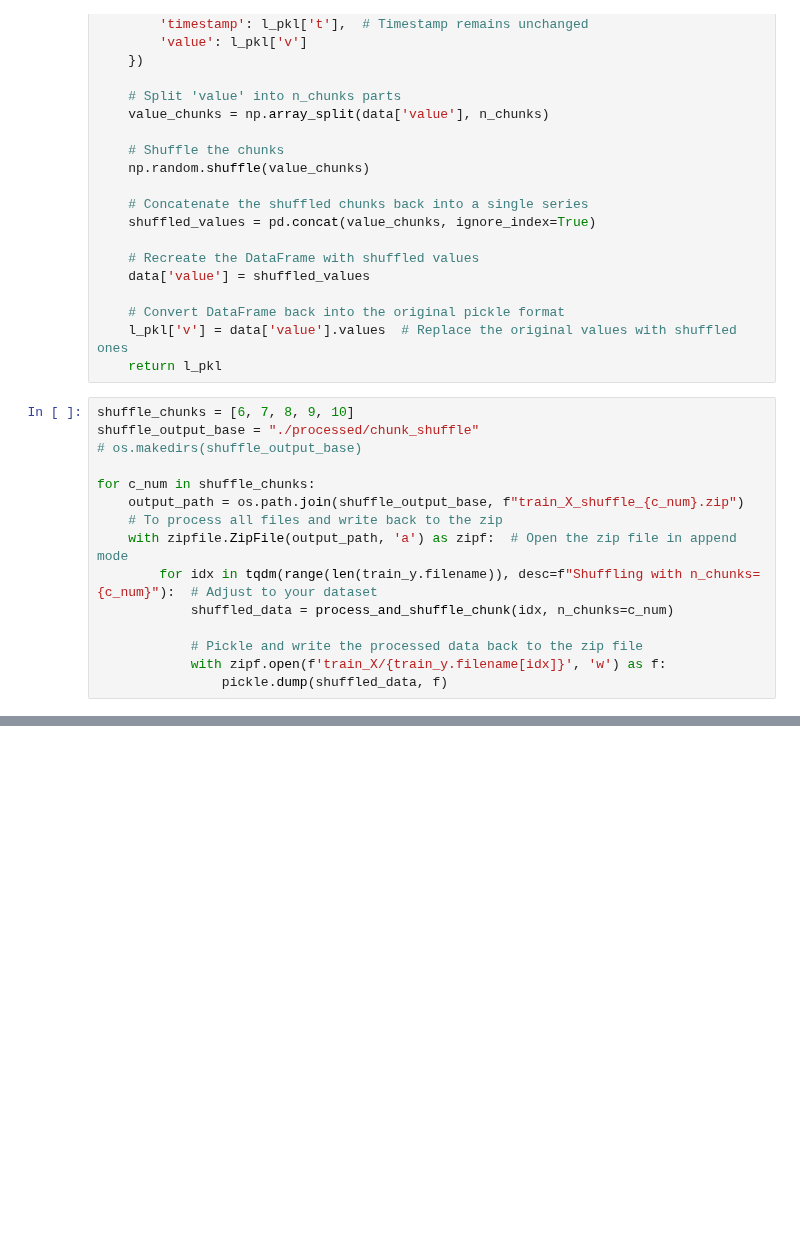
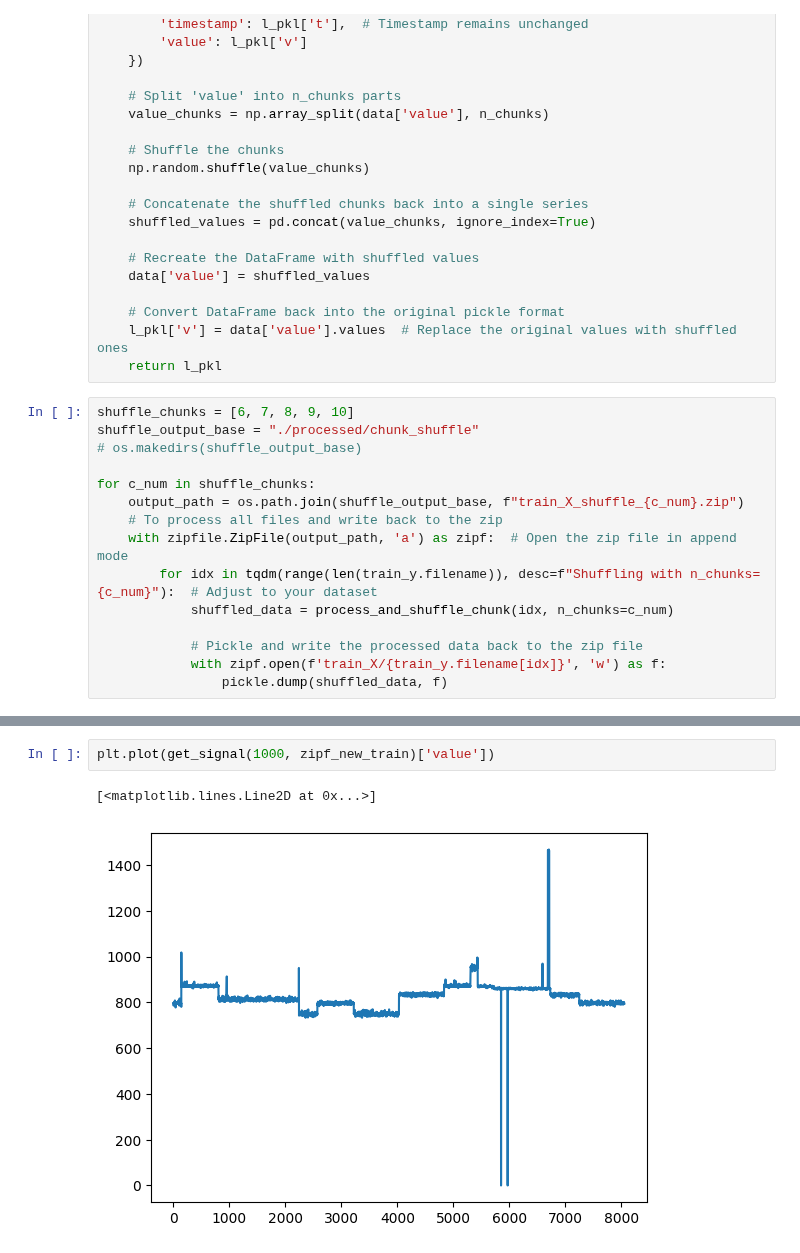
Before and after one commit to JoeZhao527/cl-bricks, a Jupyter notebook: augmentation_signal.ipynb, the cells around one changed output, grey strips where cells are left out. Saved outputs shown, nothing was run; the diff lists cells and outputs as text; blank space fills up the shorter version.

```diff
--- a/augmentation_signal.ipynb
+++ b/augmentation_signal.ipynb
@@ -61,0 +87,5 @@ for c_num in shuffle_chunks:
+# %%
+plt.plot(get_signal(1000, zipf_new_train)['value'])
+# %% [output]
+[<matplotlib.lines.Line2D at 0x...>]
+[figure, added]
```
Also changed, not shown: parts of 4 cells of this notebook.
